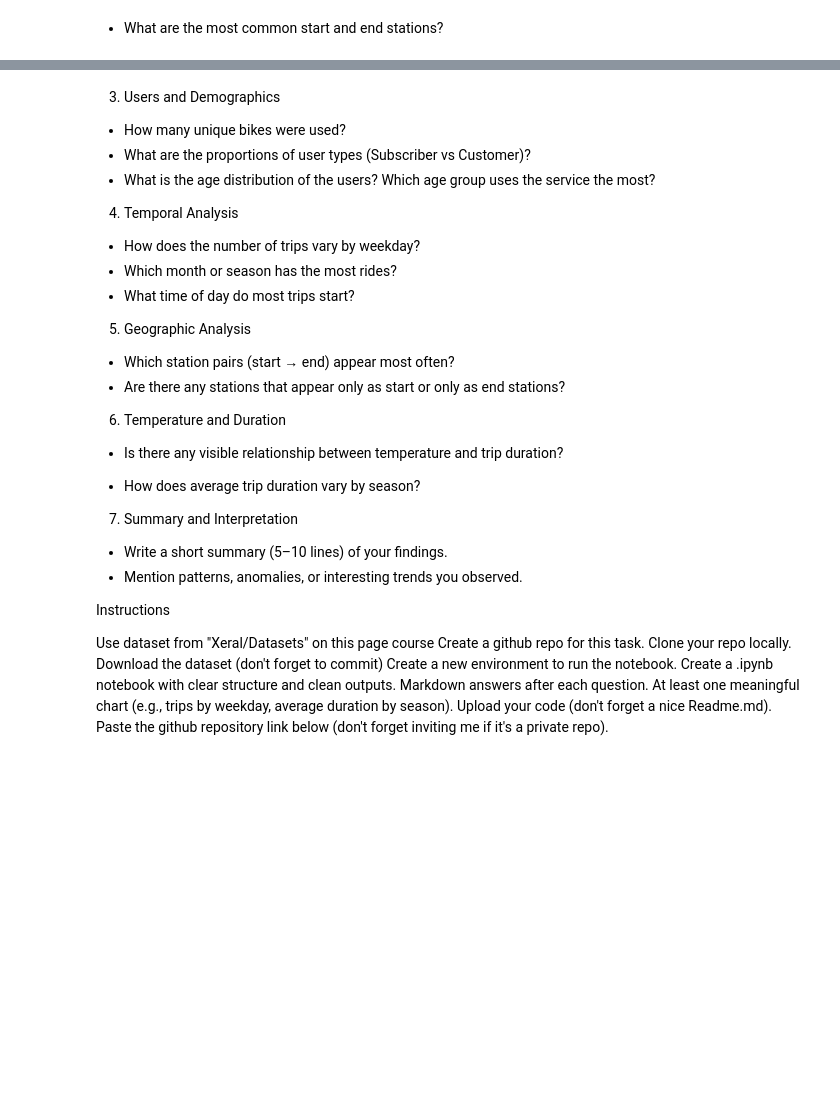
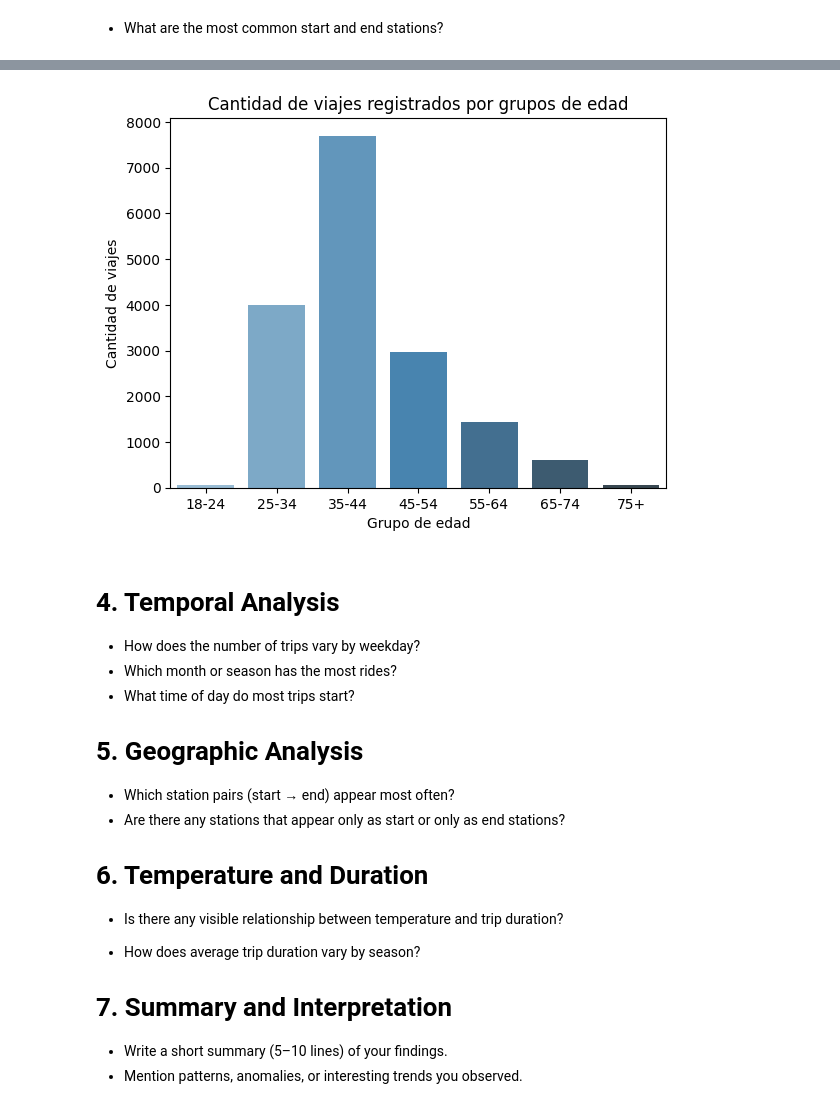
Before and after one commit to EduFergo/bikes-ny, a Jupyter notebook: file.ipynb, the cells around one changed output, grey strips where cells are left out. Drawn from its saved outputs; the diff is of its cells as text; code cells hidden in the pictures; blank space fills up the shorter version.

```diff
--- a/file.ipynb
+++ b/file.ipynb
@@ -71,7 +75,7 @@ nulo
 |  | Start Time | Stop Time | Start Station ID | Start Station Name | End Station ID | End Station Name | ... |
 | 9858 | 2017-02-25 12:36:00 | 2017-02-25 12:44:00 | 3220 | 5 Corners Library | 3211 | NaN | ... |
 # %%
-df = df.dropna(subset=["End Station Name"])
+df.dropna(inplace=True)
 # %% [markdown]
 2. Check duplicated
 # %%
@@ -81,7 +85,7 @@ print("Total de valores duplicados:",count_duplicated)
 # %% [output]
 Total de valores duplicados: 3555
 # %%
-df = df.drop_duplicates()
+df.drop_duplicates(inplace=True)
 # %% [markdown]
 - What is the overall time span of the trips?
 # %%
@@ -154,0 +181,6 @@ Name: count, dtype: int64
+# %%
+distribucion_edad = df['Age Groups'].value_counts().sort_index()
+grupo_mas_frecuente = distribucion_edad.idxmax()
+print("\nDistribución de edades de los usuarios:")
+print(distribucion_edad)
+print(f"\nEl grupo de edad que más utiliza el servicio es: {grupo_mas_frecuente} con {distribucion_edad.max()} usuarios.")
@@ -155,44 +200,29 @@ Name: count, dtype: int64
+# %%
+sns.barplot(x=distribucion_edad.index, y=distribucion_edad.values, hue=distribucion_edad.index, palette="Blues_d")
+plt.title("Cantidad de viajes registrados por grupos de edad")
+plt.xlabel("Grupo de edad")
+plt.ylabel("Cantidad de viajes")
+plt.show()
+# %% [output]
+[figure, added]
 # %% [markdown]
-
-
-
-
-3. Users and Demographics
-  - How many unique bikes were used?
-  - What are the proportions of user types (Subscriber vs Customer)?
-  - What is the age distribution of the users? Which age group uses the service the most?
-
-
-4. Temporal Analysis
+# 4. Temporal Analysis
   - How does the number of trips vary by weekday?
   - Which month or season has the most rides?
   - What time of day do most trips start?
 
 
-5. Geographic Analysis
+# 5. Geographic Analysis
   - Which station pairs (start → end) appear most often?
   - Are there any stations that appear only as start or only as end stations?
 
 
-6. Temperature and Duration
+# 6. Temperature and Duration
   - Is there any visible relationship between temperature and trip duration?
 
   - How does average trip duration vary by season?
 
 
-7. Summary and Interpretation
+# 7. Summary and Interpretation
   - Write a short summary (5–10 lines) of your findings.
   - Mention patterns, anomalies, or interesting trends you observed.
-
-Instructions
-
-Use dataset from "Xeral/Datasets" on this page course
-Create a github repo for this task.
-Clone your repo locally.
-Download the dataset (don't forget to commit)
-Create a new environment to run the notebook.
-Create a .ipynb notebook with clear structure and clean outputs.
-Markdown answers after each question.
-At least one meaningful chart (e.g., trips by weekday, average duration by season).
-Upload your code (don't forget a nice Readme.md).
-Paste the github repository link below (don't forget inviting me if it's a private repo).
```
Also changed, not shown: parts of 12 cells of this notebook.
